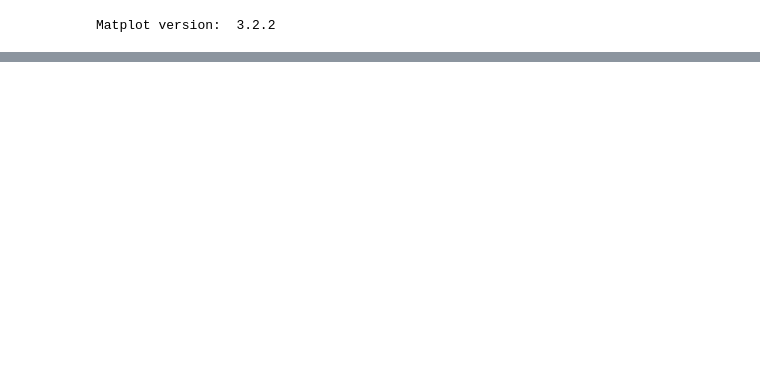
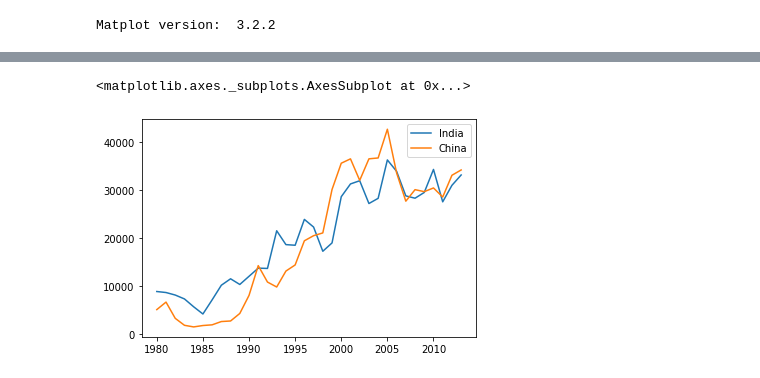
Before and after one commit to Jaeljane/Data-visualization, a Jupyter notebook: Matplotlib.ipynb, the cells around one changed output, grey strips where cells are left out. Drawn from its saved outputs; the diff is of its cells as text; code cells hidden in the pictures; blank space fills up the shorter version.

```diff
--- a/Matplotlib.ipynb
+++ b/Matplotlib.ipynb
@@ -275,6 +278,11 @@ Index(['Continent',    'Region',   'DevName',        1980,        1981,
 %matplotlib inline
 import matplotlib as mpl
 import matplotlib.pyplot as plt
+# %%
+df.columns = list(map(str, df.columns))
+
+# useful for plotting later on
+years = list(map(str, range(1980, 2014)))
 # %%
 print ('Matplot version: ', mpl.__version__)
 # %% [output]
@@ -290,0 +314,3 @@ NameError: ignored
+# %%
+df_IC = df_IC.transpose()
+df_IC.head()
@@ -290,0 +324,6 @@ NameError: ignored
+# %%
+#Plot the graph
+df_IC.plot()
+# %% [output]
+<matplotlib.axes._subplots.AxesSubplot at 0x...>
+[figure, added]
```
Also changed, not shown: parts of 16 cells of this notebook.
